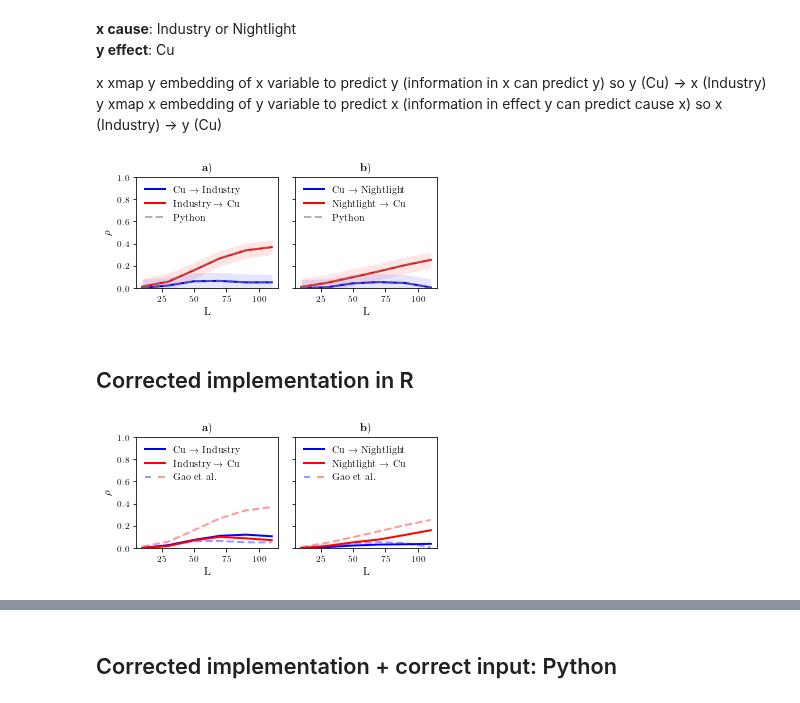
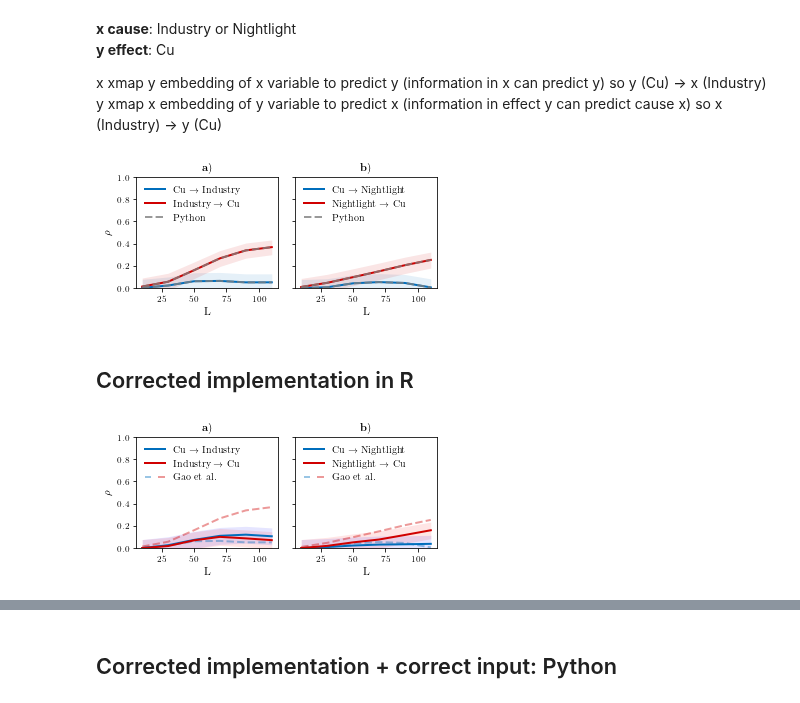
Before and after one commit to KatharinaBracher/GCCM, a Jupyter notebook: code/Pollution.ipynb, the cells around one changed output, grey strips where cells are left out. Saved outputs shown, nothing was run; the diff lists cells and outputs as text; code cells hidden in the pictures.

Commit message:
adapt color scheme

```diff
--- a/code/Pollution.ipynb
+++ b/code/Pollution.ipynb
@@ -316,12 +316,12 @@ y xmap x embedding of y variable to predict x (information in  effect y can pred
 # Appendix figure
 fig, ax = plt.subplots(1,2, figsize=(5,2.5), sharex=True, sharey=True)
 
-ax[0].plot(lib_sizes, list(iresultsr['x_xmap_y_means']),  c='b', lw=2, label = r'Cu $\rightarrow$ Industry' ) #Industry xmap Cu
-ax[0].fill_between(lib_sizes, np.array(iresultsr['x_xmap_y_lower']), np.array(iresultsr['x_xmap_y_upper']), color='b', alpha=0.1, lw=0)
-ax[0].plot(lib_sizes, list(iresultsr['y_xmap_x_means']),  c='r', lw=2, label = r'Industry $\rightarrow$ Cu')
-ax[0].fill_between(lib_sizes, np.array(iresultsr['y_xmap_x_lower']), np.array(iresultsr['y_xmap_x_upper']), color='r', alpha=0.1, lw=0)
-ax[0].plot(lib_sizes, ix_xmap_y, '--', c='grey', alpha=0.6, lw=2, label='Python') #Cu $\rightarrow$ Industry
-ax[0].plot(lib_sizes, iy_xmap_x, '--', c='grey', alpha=0.6, lw=2) #Industry $\rightarrow$ Cu
+ax[0].plot(lib_sizes, list(iresultsr['x_xmap_y_means']),  c='#006EBC', lw=2, label = r'Cu $\rightarrow$ Industry' ) #Industry xmap Cu
+ax[0].fill_between(lib_sizes, np.array(iresultsr['x_xmap_y_lower']), np.array(iresultsr['x_xmap_y_upper']), color='#006EBC', alpha=0.1, lw=0)
+ax[0].plot(lib_sizes, list(iresultsr['y_xmap_x_means']),  c='#D00000', lw=2, label = r'Industry $\rightarrow$ Cu')
+ax[0].fill_between(lib_sizes, np.array(iresultsr['y_xmap_x_lower']), np.array(iresultsr['y_xmap_x_upper']), color='#D00000', alpha=0.1, lw=0)
+ax[0].plot(lib_sizes, ix_xmap_y, '--', c='grey', alpha=0.8, lw=2, label='Python') #Cu $\rightarrow$ Industry
+ax[0].plot(lib_sizes, iy_xmap_x, '--', c='grey', alpha=0.8, lw=2) #Industry $\rightarrow$ Cu
 
 ax[0].set_ylim(0,1)
 ax[0].set_title(r'$\textbf a)$')
@@ -331,12 +331,12 @@ legend = ax[0].legend(loc='upper left', frameon=False)
 for legobj in legend.legendHandles:
     legobj.set_linewidth(2)
 
-ax[1].plot(lib_sizes, list(nresultsr['x_xmap_y_means']),c='b', lw=2, label = r'Cu $\rightarrow$ Nightlight')
-ax[1].fill_between(lib_sizes, np.array(nresultsr['x_xmap_y_lower']), np.array(nresultsr['x_xmap_y_upper']), color='b', alpha=0.1, lw=0)
-ax[1].plot(lib_sizes, list(nresultsr['y_xmap_x_means']), c='r', lw=2, label = r'Nightlight $\rightarrow$ Cu')
-ax[1].fill_between(lib_sizes, np.array(nresultsr['y_xmap_x_lower']), np.array(nresultsr['y_xmap_x_upper']), color='r', alpha=0.1, lw=0)
-ax[1].plot(lib_sizes, nx_xmap_y,  '--', c='grey', alpha=0.6, lw=2, label='Python' ) #Cu $\rightarrow$ Nightlight
-ax[1].plot(lib_sizes, ny_xmap_x, '--', c='grey', alpha=0.6, lw=2) #Nightlight $\rightarrow$ Cu
+ax[1].plot(lib_sizes, list(nresultsr['x_xmap_y_means']),c='#006EBC', lw=2, label = r'Cu $\rightarrow$ Nightlight')
+ax[1].fill_between(lib_sizes, np.array(nresultsr['x_xmap_y_lower']), np.array(nresultsr['x_xmap_y_upper']), color='#006EBC', alpha=0.1, lw=0)
+ax[1].plot(lib_sizes, list(nresultsr['y_xmap_x_means']), c='#D00000', lw=2, label = r'Nightlight $\rightarrow$ Cu')
+ax[1].fill_between(lib_sizes, np.array(nresultsr['y_xmap_x_lower']), np.array(nresultsr['y_xmap_x_upper']), color='#D00000', alpha=0.1, lw=0)
+ax[1].plot(lib_sizes, nx_xmap_y,  '--', c='grey', alpha=0.8, lw=2, label='Python' ) #Cu $\rightarrow$ Nightlight
+ax[1].plot(lib_sizes, ny_xmap_x, '--', c='grey', alpha=0.8, lw=2) #Nightlight $\rightarrow$ Cu
 
 ax[1].set_ylim(0,1)
 ax[1].set_title(r'$\textbf b)$')
@@ -348,7 +348,7 @@ for legobj in legend.legendHandles:
 plt.tight_layout()
 plt.savefig('plots/pollution/GCCM_original.pdf', bbox_inches='tight')
 # %% [output]
-[figure, old version]
+[figure, new version]
 # %% [markdown]
 ## Corrected implementation in R
 # %%
@@ -356,40 +356,40 @@ iresultsr_correct = pd.read_csv('../Gao_code/raster_corrected/results/Iresults_c
 nresultsr_correct = pd.read_csv('../Gao_code/raster_corrected/results/Nresults_corrected.csv')
 # %%
 fig, ax = plt.subplots(1,2, figsize=(5,2.5), sharex=True, sharey=True)
-p1,= ax[0].plot(lib_sizes, list(iresultsr['x_xmap_y_means']), '--', c='b', alpha=0.4, lw=2, label='Gao et al.')
-p2,= ax[0].plot(lib_sizes, list(iresultsr['y_xmap_x_means']), '--', c='r', alpha=0.4, lw=2)
-p3,= ax[0].plot(lib_sizes, list(iresultsr_correct['x_xmap_y_means']),  c='b',  lw=2, label = r'Industry xmap Cu')
-#ax[0].fill_between(lib_sizes, np.array(iresultsr_correct['x_xmap_y_lower']), np.array(iresultsr_correct['x_xmap_y_upper']), color='b', alpha=0.1, lw=0)
-p4,= ax[0].plot(lib_sizes, list(iresultsr_correct['y_xmap_x_means']),  c='r',  lw=2, label = r'Cu xmap Industry')
-#ax[0].fill_between(lib_sizes, np.array(iresultsr_correct['y_xmap_x_lower']), np.array(iresultsr_correct['x_xmap_y_upper']), color='r', alpha=0.1, lw=0)
+p1,= ax[0].plot(lib_sizes, list(iresultsr['x_xmap_y_means']), '--', c='#006EBC', alpha=0.4, lw=2, label='Gao et al.')
+p2,= ax[0].plot(lib_sizes, list(iresultsr['y_xmap_x_means']), '--', c='#D00000', alpha=0.4, lw=2)
+p3,= ax[0].plot(lib_sizes, list(iresultsr_correct['x_xmap_y_means']),  c='#006EBC',  lw=2, label = r'Industry xmap Cu')
+ax[0].fill_between(lib_sizes, np.array(iresultsr_correct['x_xmap_y_lower']), np.array(iresultsr_correct['x_xmap_y_upper']), color='b', alpha=0.1, lw=0)
+p4,= ax[0].plot(lib_sizes, list(iresultsr_correct['y_xmap_x_means']),  c='#D00000',  lw=2, label = r'Cu xmap Industry')
+ax[0].fill_between(lib_sizes, np.array(iresultsr_correct['y_xmap_x_lower']), np.array(iresultsr_correct['y_xmap_x_upper']), color='r', alpha=0.1, lw=0)
 
 ax[0].set_ylim(0,1)
 ax[0].set_title(r'$\textbf a)$')
 ax[0].set_xlabel('L')
 ax[0].set_ylabel(r'$\rho$')
 legend = ax[0].legend([p3, p4, (p1, p2)], [r'Cu $\rightarrow$ Industry', r'Industry $\rightarrow$ Cu', 'Gao et al.'], scatterpoints=1,
                numpoints=1, markerscale=1., handler_map={tuple: HandlerTuple(ndivide=None, pad=0.7)},
                       loc='upper left', frameon=False)
 for legobj in legend.legendHandles:
     legobj.set_linewidth(2)
 
-p1,= ax[1].plot(lib_sizes, list(nresultsr['x_xmap_y_means']), '--', c='b', alpha=0.4, lw=2, label='Gao et al.')
-p2,= ax[1].plot(lib_sizes, list(nresultsr['y_xmap_x_means']), '--', c='r', alpha=0.4, lw=2)
-p3,= ax[1].plot(lib_sizes, list(nresultsr_correct['x_xmap_y_means']),  c='b',  lw=2, label = r'Nightlight xmap Cu')
-#ax[1].fill_between(lib_sizes, np.array(nresultsr_correct['x_xmap_y_lower']), np.array(nresultsr_correct['x_xmap_y_upper']), color='b', alpha=0.1, lw=0)
-p4,= ax[1].plot(lib_sizes, list(nresultsr_correct['y_xmap_x_means']),  c='r',  lw=2, label = r'Cu xmap Nightlight')
-#ax[1].fill_between(lib_sizes, np.array(nresultsr_correct['y_xmap_x_lower']), np.array(nresultsr_correct['x_xmap_y_upper']), color='r', alpha=0.1, lw=0)
+p1,= ax[1].plot(lib_sizes, list(nresultsr['x_xmap_y_means']), '--', c='#006EBC', alpha=0.4, lw=2, label='Gao et al.')
+p2,= ax[1].plot(lib_sizes, list(nresultsr['y_xmap_x_means']), '--', c='#D00000', alpha=0.4, lw=2)
+p3,= ax[1].plot(lib_sizes, list(nresultsr_correct['x_xmap_y_means']),  c='#006EBC',  lw=2, label = r'Nightlight xmap Cu')
+ax[1].fill_between(lib_sizes, np.array(nresultsr_correct['x_xmap_y_lower']), np.array(nresultsr_correct['x_xmap_y_upper']), color='b', alpha=0.1, lw=0)
+p4,= ax[1].plot(lib_sizes, list(nresultsr_correct['y_xmap_x_means']),  c='#D00000',  lw=2, label = r'Cu xmap Nightlight')
+ax[1].fill_between(lib_sizes, np.array(nresultsr_correct['y_xmap_x_lower']), np.array(nresultsr_correct['y_xmap_x_upper']), color='r', alpha=0.1, lw=0)
 
 ax[1].set_ylim(0,1)
 ax[1].set_title(r'$\textbf b)$')
 ax[1].set_xlabel('L')
 legend = ax[1].legend([p3, p4, (p1, p2)], [r'Cu $\rightarrow$ Nightlight', r'Nightlight $\rightarrow$ Cu', 'Gao et al.'], scatterpoints=1,
                numpoints=1, markerscale=1., handler_map={tuple: HandlerTuple(ndivide=None, pad=0.7)},
                       loc='upper left', frameon=False)
 for legobj in legend.legendHandles:
     legobj.set_linewidth(2)
 
 plt.tight_layout()
 plt.savefig('plots/pollution/GCCM_fix_i.pdf', bbox_inches='tight')
 # %% [output]
-[figure, old version]
+[figure, new version]
```
Also changed, not shown: parts of 15 cells of this notebook, 21 other files.
